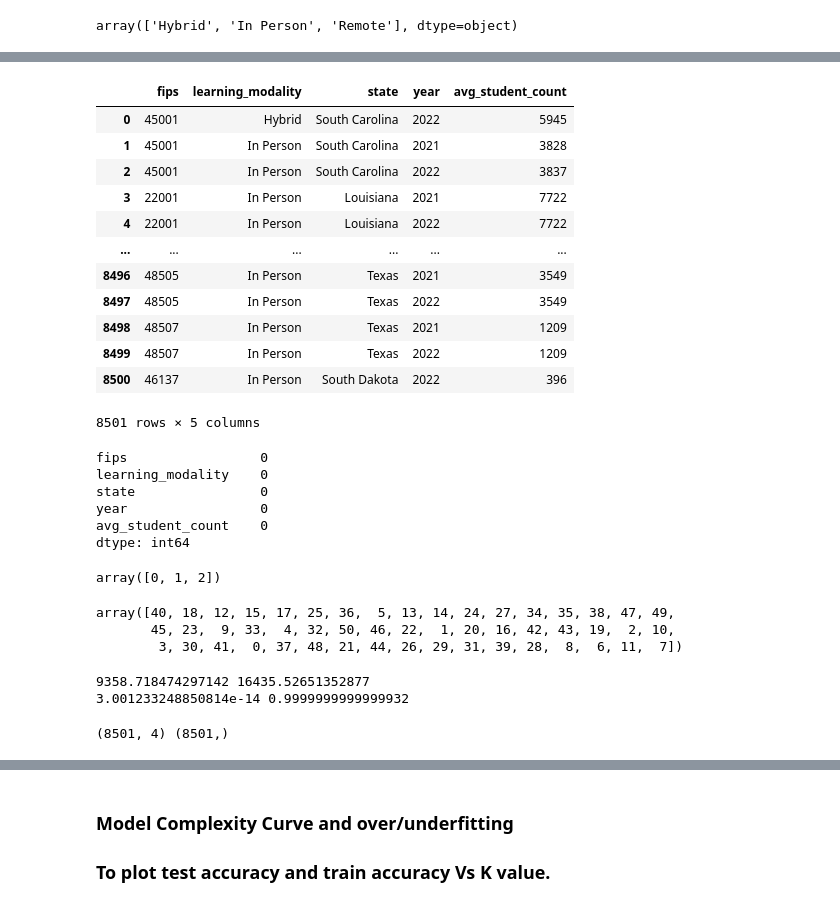
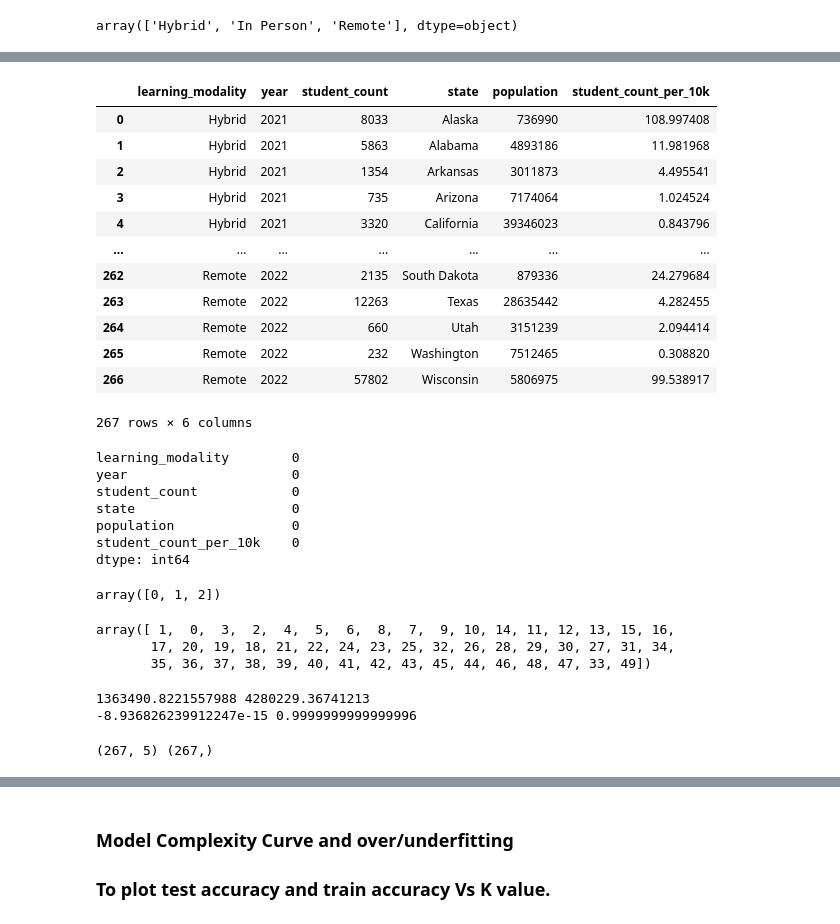
Before and after one commit to uzmabb182/Data602_Assignments, a Jupyter notebook: Final_Project_Data_602/data_602_machine_learning_analysis.ipynb, the cells around one changed output, grey strips where cells are left out. Saved outputs shown, nothing was run; the diff lists cells and outputs as text; code cells hidden in the pictures.

```diff
--- a/Final_Project_Data_602/data_602_machine_learning_analysis.ipynb
+++ b/Final_Project_Data_602/data_602_machine_learning_analysis.ipynb
@@ -25,7 +25,7 @@ import plotly.express as px
 import warnings
 warnings.filterwarnings('ignore')
 # %%
-csv_path = 'https://raw.githubusercontent.com/uzmabb182/Data602_Assignments/main/Final_Project_Data_602/resources/posgres_modality_df.csv'
+csv_path = 'https://raw.githubusercontent.com/uzmabb182/Data602_Assignments/main/Final_Project_Data_602/resources/tableau_modality_df.csv'
 modality_df = pd.read_csv(csv_path, encoding="utf-8")
 modality_df
 # %% [output]
@@ -49,30 +70,31 @@ array(['Hybrid', 'In Person', 'Remote'], dtype=object)
 # %%
-# Remove column name 'countyname'
-modality_df = modality_df.drop(['countyname', 'abbreviation'], axis=1)
+# Remove column name 'abbreviation'
+modality_df = modality_df.drop(['abbreviation'], axis=1)
 modality_df
 # %% [output]
-|  | fips | learning_modality | state | year | avg_student_count |
-| 0 | 45001 | Hybrid | South Carolina | 2022 | 5945 |
-| 1 | 45001 | In Person | South Carolina | 2021 | 3828 |
-| 2 | 45001 | In Person | South Carolina | 2022 | 3837 |
-| 3 | 22001 | In Person | Louisiana | 2021 | 7722 |
-| 4 | 22001 | In Person | Louisiana | 2022 | 7722 |
-| ... | ... | ... | ... | ... | ... |
-| 8496 | 48505 | In Person | Texas | 2021 | 3549 |
-| 8497 | 48505 | In Person | Texas | 2022 | 3549 |
-| 8498 | 48507 | In Person | Texas | 2021 | 1209 |
-| 8499 | 48507 | In Person | Texas | 2022 | 1209 |
-| 8500 | 46137 | In Person | South Dakota | 2022 | 396 |
+|  | learning_modality | year | student_count | state | population | student_count_per_10k |
+| 0 | Hybrid | 2021 | 8033 | Alaska | 736990 | 108.997408 |
+| 1 | Hybrid | 2021 | 5863 | Alabama | 4893186 | 11.981968 |
+| 2 | Hybrid | 2021 | 1354 | Arkansas | 3011873 | 4.495541 |
+| 3 | Hybrid | 2021 | 735 | Arizona | 7174064 | 1.024524 |
+| 4 | Hybrid | 2021 | 3320 | California | 39346023 | 0.843796 |
+| ... | ... | ... | ... | ... | ... | ... |
+| 262 | Remote | 2022 | 2135 | South Dakota | 879336 | 24.279684 |
+| 263 | Remote | 2022 | 12263 | Texas | 28635442 | 4.282455 |
+| 264 | Remote | 2022 | 660 | Utah | 3151239 | 2.094414 |
+| 265 | Remote | 2022 | 232 | Washington | 7512465 | 0.308820 |
+| 266 | Remote | 2022 | 57802 | Wisconsin | 5806975 | 99.538917 |
-8501 rows × 5 columns
+267 rows × 6 columns
 # %%
 # Checking the missing data
 modality_df.isna().sum().sort_values()
 # %% [output]
-fips                 0
-learning_modality    0
-state                0
-year                 0
-avg_student_count    0
+learning_modality        0
+year                     0
+student_count            0
+state                    0
+population               0
+student_count_per_10k    0
 dtype: int64
 # %%
 from sklearn.preprocessing import LabelEncoder
@@ -87,9 +109,9 @@ le_learning_modality = LabelEncoder()
 modality_df['state'] = le_learning_modality.fit_transform(modality_df['state'])
 modality_df['state'].unique()
 # %% [output]
-array([40, 18, 12, 15, 17, 25, 36,  5, 13, 14, 24, 27, 34, 35, 38, 47, 49,
-       45, 23,  9, 33,  4, 32, 50, 46, 22,  1, 20, 16, 42, 43, 19,  2, 10,
-        3, 30, 41,  0, 37, 48, 21, 44, 26, 29, 31, 39, 28,  8,  6, 11,  7])
+array([ 1,  0,  3,  2,  4,  5,  6,  8,  7,  9, 10, 14, 11, 12, 13, 15, 16,
+       17, 20, 19, 18, 21, 22, 24, 23, 25, 32, 26, 28, 29, 30, 27, 31, 34,
+       35, 36, 37, 38, 39, 40, 41, 42, 43, 45, 44, 46, 48, 47, 33, 49])
 # %%
 # Scaling in scikit-learn
 from sklearn.preprocessing import StandardScaler
@@ -107,12 +129,12 @@ X_test_scaled = scaler.fit_transform(X_test)
 print(np.mean(X), np.std(X))
 print(np.mean(X_train_scaled), np.std(X_train_scaled))
 # %% [output]
-9358.718474297142 16435.52651352877
-3.001233248850814e-14 0.9999999999999932
+1363490.8221557988 4280229.36741213
+-8.936826239912247e-15 0.9999999999999996
 # %%
 print(X.shape, y.shape)
 # %% [output]
-(8501, 4) (8501,)
+(267, 5) (267,)
 # %%
 from sklearn.neighbors import KNeighborsClassifier
 knn = KNeighborsClassifier(n_neighbors=6)
```
Also changed, not shown: parts of 11 cells of this notebook.
